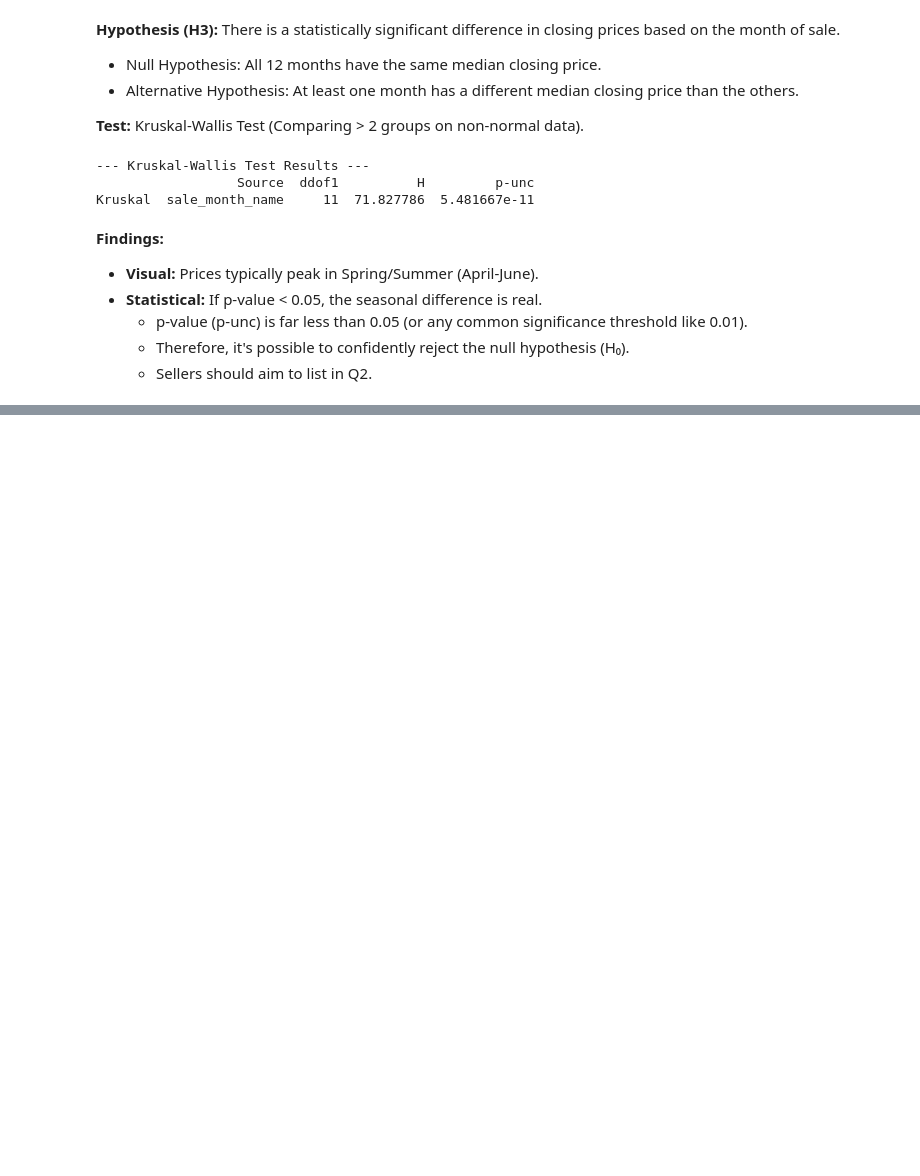
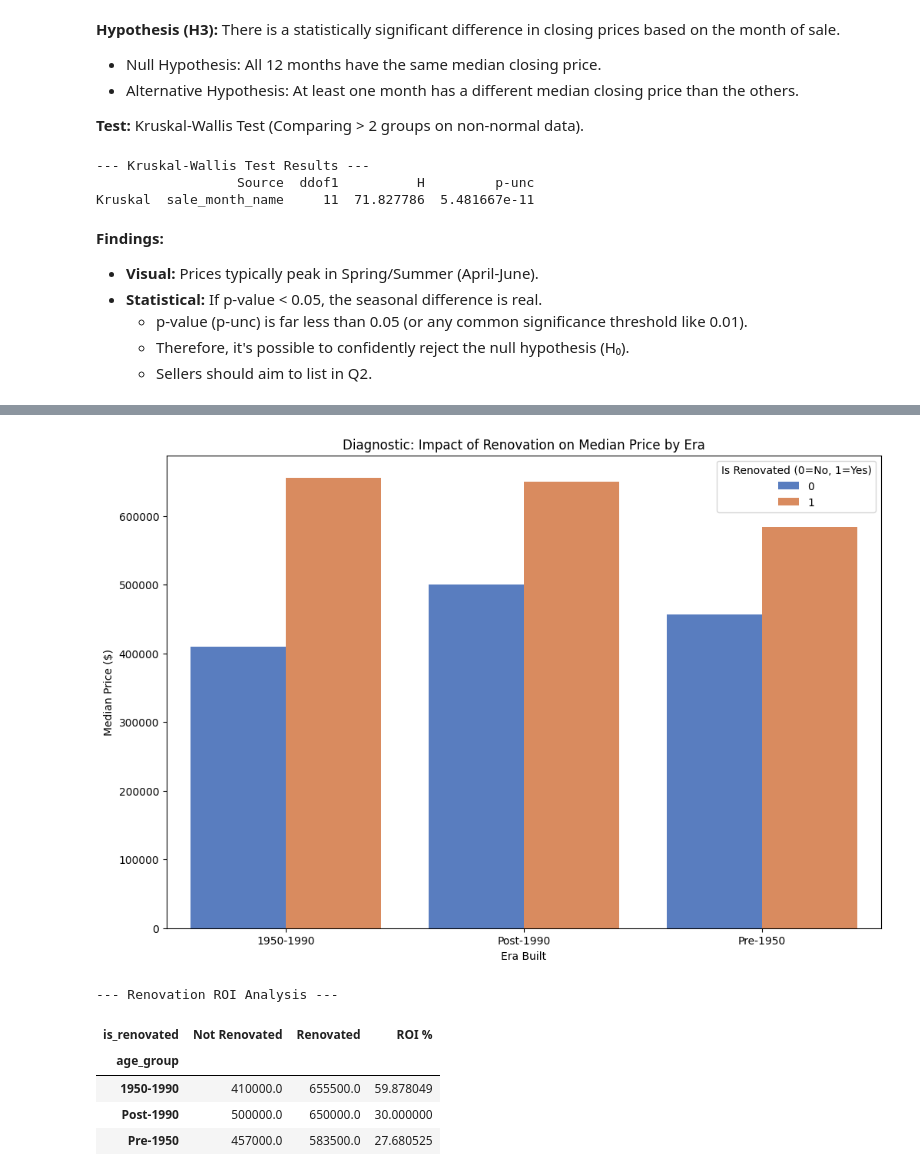
Before and after one commit to dumindagamage/House-Price-Analysis, a Jupyter notebook: notebooks/04_seller_analysis.ipynb, the cells around one changed output, grey strips where cells are left out. Saved outputs shown, nothing was run; the diff lists cells and outputs as text; code cells hidden in the pictures; blank space fills up the shorter version.

Commit message:
Update Seller Analysis Notebook with Renovation ROI

```diff
--- a/notebooks/04_seller_analysis.ipynb
+++ b/notebooks/04_seller_analysis.ipynb
@@ -127,0 +143,35 @@ Kruskal  sale_month_name     11  71.827786  5.481667e-11
+# %%
+# We use the 'age_group' created during the data transformation step
+#   to analyze the impact of renovation on price across different eras of home construction.
+# Groups: Pre-1950, 1950-1990, Post-1990
+
+# Visualization with Seaborn as Seaborn simply handles grouping and aggregation instantly with the 'hue' argument
+plt.figure(figsize=(12, 8))
+sns.barplot(data=df, x='age_group', y='price', hue='is_renovated',
+            palette='muted', estimator=np.median,
+            errorbar=None)  # Clean bars without error bars showing the 95% confidence interval as I'm not making any decison with that
+plt.title('Diagnostic: Impact of Renovation on Median Price by Era')
+plt.ylabel('Median Price ($)')
+plt.xlabel('Era Built')
+plt.legend(title='Is Renovated (0=No, 1=Yes)')
+plt.show()
+
+# - ROI Calculation -
+# Group by Age and Renovation to get medians
+roi_data = df.groupby(['age_group', 'is_renovated'])['price'].median().unstack()
+
+# Rename the columns
+roi_data = roi_data.rename(columns={0: 'Not Renovated', 1: 'Renovated'})
+
+# Calculate Percentage Increase
+roi_data['ROI %'] = ((roi_data['Renovated'] - roi_data['Not Renovated']) / roi_data['Not Renovated']) * 100
+print("--- Renovation ROI Analysis ---")
+display(roi_data)
+# %% [output]
+[figure, added]
+--- Renovation ROI Analysis ---
+| is_renovated | Not Renovated | Renovated | ROI % |
+| age_group |  |  |  |
+| 1950-1990 | 410000.0 | 655500.0 | 59.878049 |
+| Post-1990 | 500000.0 | 650000.0 | 30.000000 |
+| Pre-1950 | 457000.0 | 583500.0 | 27.680525 |
```
Also changed, not shown: parts of 3 cells of this notebook.
